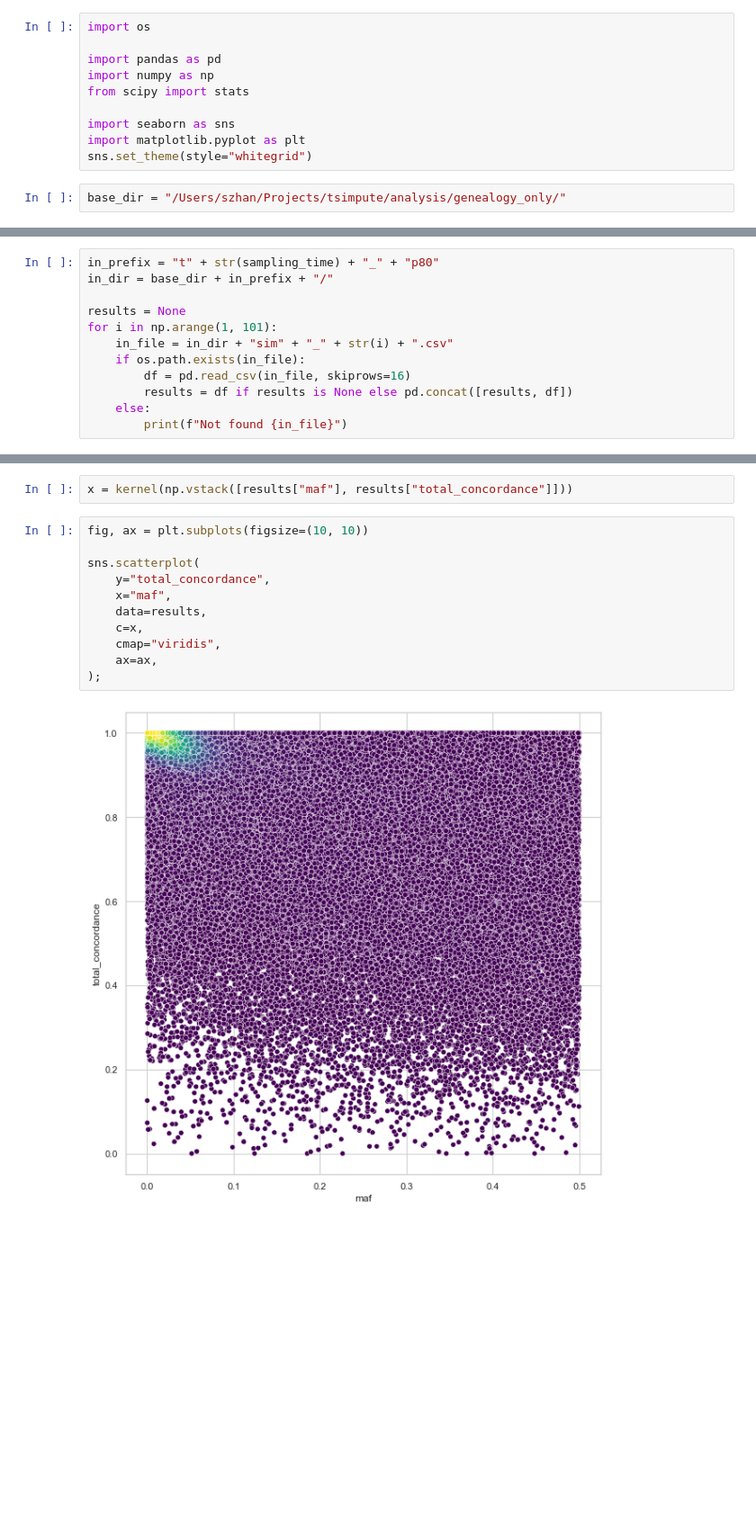
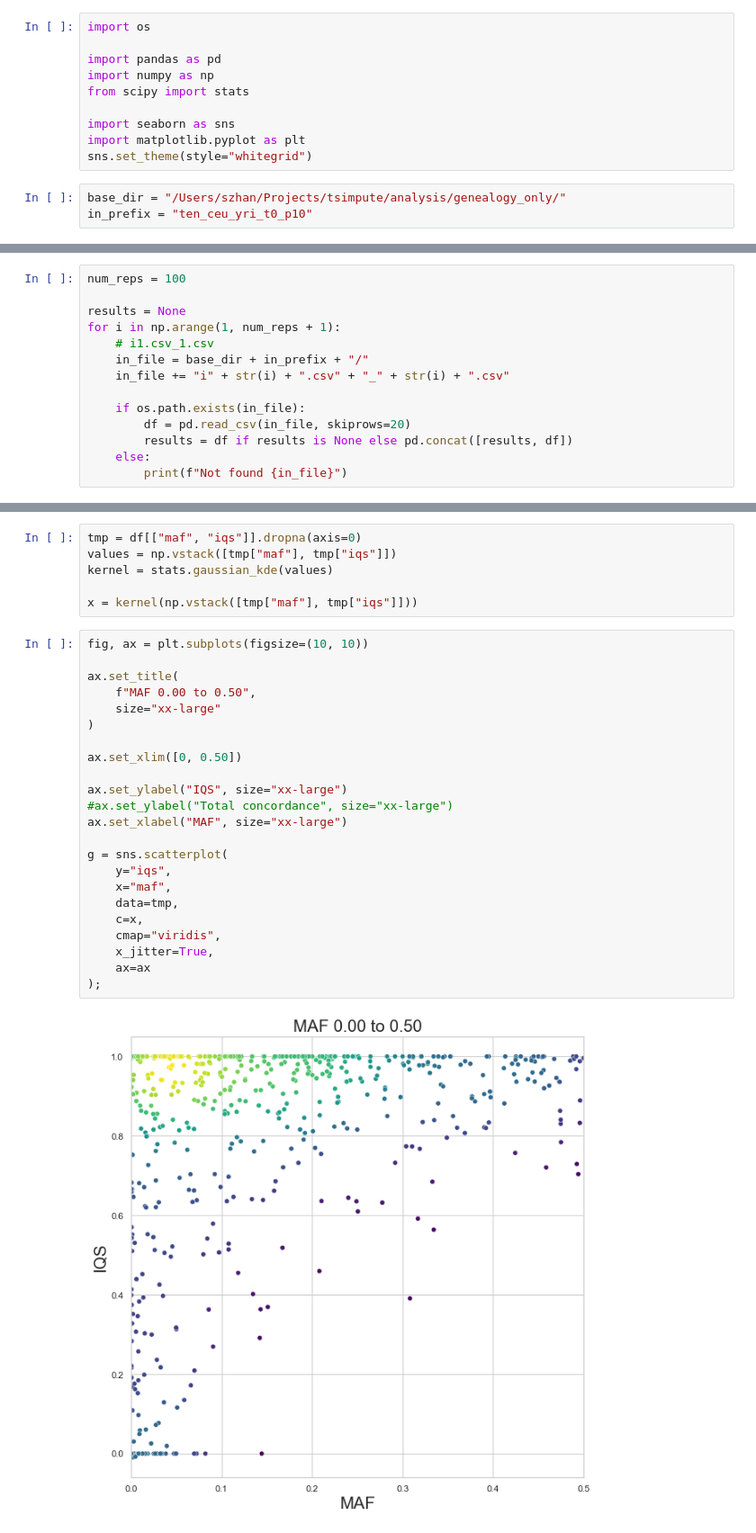
Before and after one commit to szhan/tsimpute, a Jupyter notebook: notebooks/plot_results.ipynb, the cells around one changed output, grey strips where cells are left out. Shown at 90% size. Drawn from its saved outputs; the diff is of its cells as text; blank space fills up the shorter version.

Commit message:
Update plotting notebook

```diff
--- a/notebooks/plot_results.ipynb
+++ b/notebooks/plot_results.ipynb
@@ -10,3 +10,4 @@ import matplotlib.pyplot as plt
 sns.set_theme(style="whitegrid")
 # %%
 base_dir = "/Users/szhan/Projects/tsimpute/analysis/genealogy_only/"
+in_prefix = "ten_ceu_yri_t0_p10"
@@ -15,12 +14,14 @@ sampling_time = "1e4"
 # %%
-in_prefix = "t" + str(sampling_time) + "_" + "p80"
-in_dir = base_dir + in_prefix + "/"
+num_reps = 100
 
 results = None
-for i in np.arange(1, 101):
-    in_file = in_dir + "sim" + "_" + str(i) + ".csv"
+for i in np.arange(1, num_reps + 1):
+    # i1.csv_1.csv
+    in_file = base_dir + in_prefix + "/"
+    in_file += "i" + str(i) + ".csv" + "_" + str(i) + ".csv"
+
     if os.path.exists(in_file):
-        df = pd.read_csv(in_file, skiprows=16)
+        df = pd.read_csv(in_file, skiprows=20)
         results = df if results is None else pd.concat([results, df])
     else:
         print(f"Not found {in_file}")
@@ -71,15 +30,31 @@ kernel = stats.gaussian_kde(values)
 # %%
-x = kernel(np.vstack([results["maf"], results["total_concordance"]]))
+tmp = df[["maf", "iqs"]].dropna(axis=0)
+values = np.vstack([tmp["maf"], tmp["iqs"]])
+kernel = stats.gaussian_kde(values)
+
+x = kernel(np.vstack([tmp["maf"], tmp["iqs"]]))
 # %%
 fig, ax = plt.subplots(figsize=(10, 10))
 
-sns.scatterplot(
-    y="total_concordance",
+ax.set_title(
+    f"MAF 0.00 to 0.50",
+    size="xx-large"
+)
+
+ax.set_xlim([0, 0.50])
+
+ax.set_ylabel("IQS", size="xx-large")
+#ax.set_ylabel("Total concordance", size="xx-large")
+ax.set_xlabel("MAF", size="xx-large")
+
+g = sns.scatterplot(
+    y="iqs",
     x="maf",
-    data=results,
+    data=tmp,
     c=x,
     cmap="viridis",
-    ax=ax,
+    x_jitter=True,
+    ax=ax
 );
 # %% [output]
-[figure, old version]
+[figure, new version]
```
Also changed, not shown: parts of 7 cells of this notebook.
